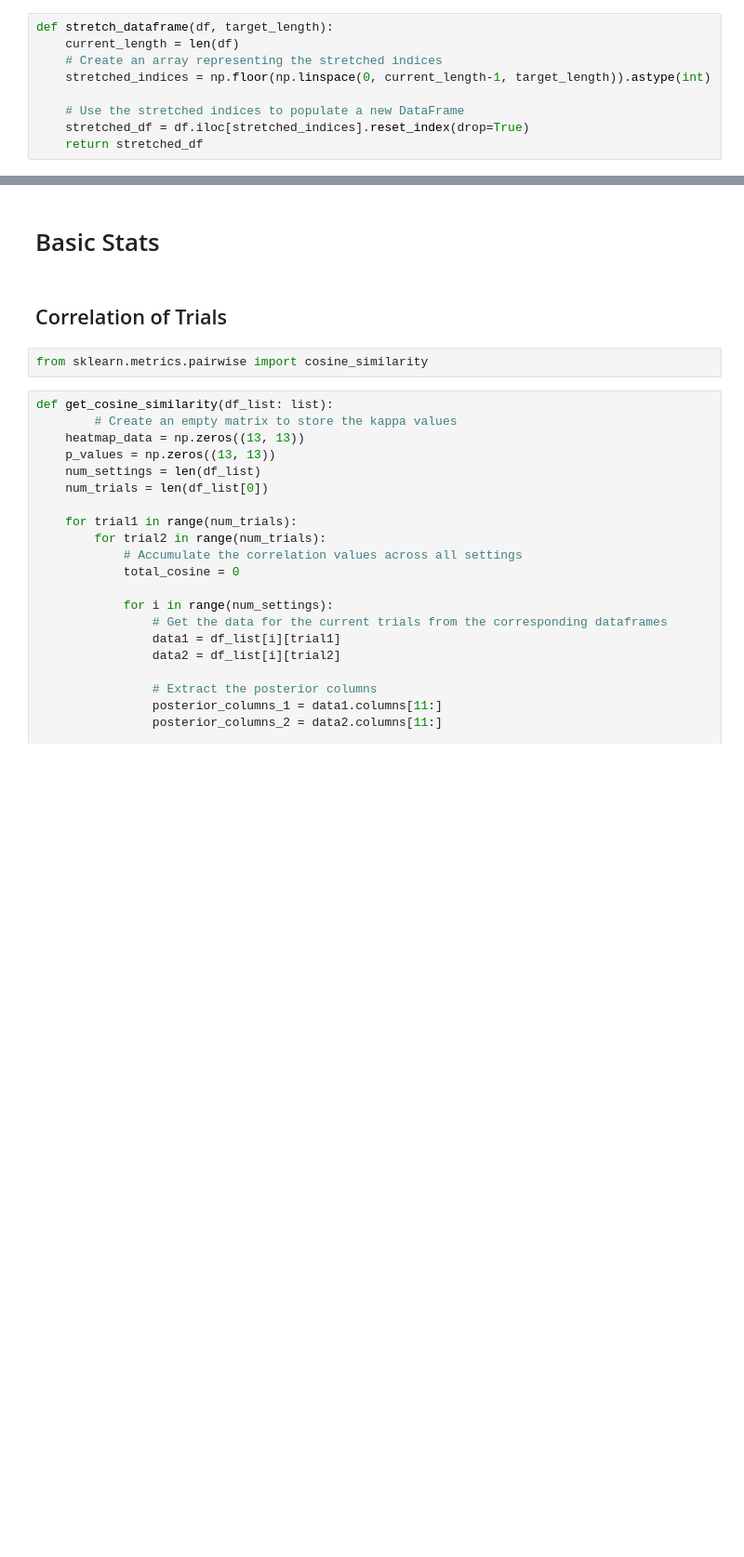
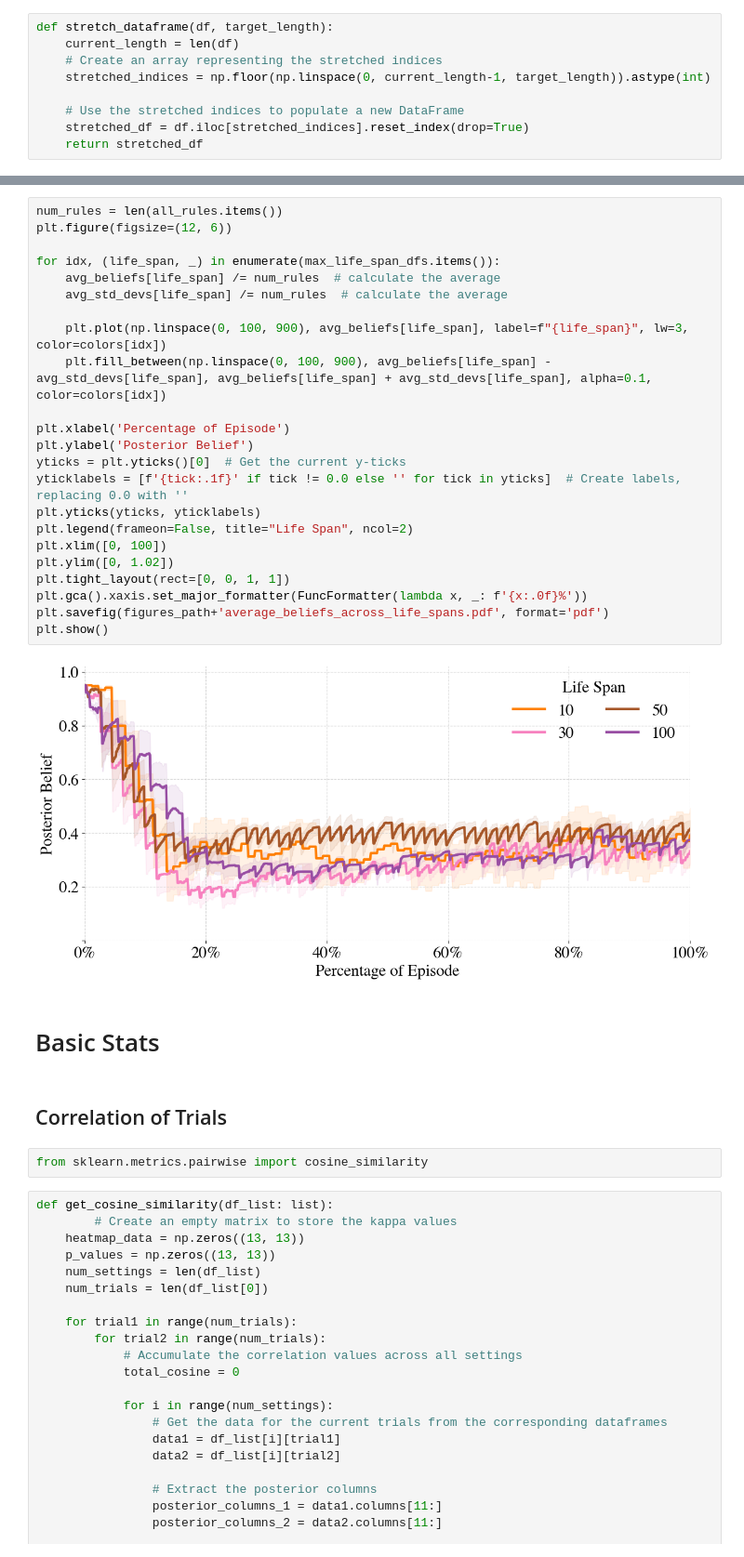
Before and after one commit to ninell-oldenburg/social-contracts, a Jupyter notebook: examples/eval_scripts/plots_intergen.ipynb, the cells around one changed output, grey strips where cells are left out. Shown at 93% size. Cells and saved outputs as stored; diff of their text form; blank space fills up the shorter version.

```diff
--- a/examples/eval_scripts/plots_intergen.ipynb
+++ b/examples/eval_scripts/plots_intergen.ipynb
@@ -174,3 +213,28 @@ for rule, rule_description in all_rules.items():
+# %%
+num_rules = len(all_rules.items())
+plt.figure(figsize=(12, 6))
+
+for idx, (life_span, _) in enumerate(max_life_span_dfs.items()):
+    avg_beliefs[life_span] /= num_rules  # calculate the average
+    avg_std_devs[life_span] /= num_rules  # calculate the average
+
+    plt.plot(np.linspace(0, 100, 900), avg_beliefs[life_span], label=f"{life_span}", lw=3, color=colors[idx])
+    plt.fill_between(np.linspace(0, 100, 900), avg_beliefs[life_span] - avg_std_devs[life_span], avg_beliefs[life_span] + avg_std_devs[life_span], alpha=0.1, color=colors[idx])
+
+plt.xlabel('Percentage of Episode')
+plt.ylabel('Posterior Belief')
+yticks = plt.yticks()[0]  # Get the current y-ticks
+yticklabels = [f'{tick:.1f}' if tick != 0.0 else '' for tick in yticks]  # Create labels, replacing 0.0 with ''
+plt.yticks(yticks, yticklabels)
+plt.legend(frameon=False, title="Life Span", ncol=2)
+plt.xlim([0, 100])
+plt.ylim([0, 1.02])
+plt.tight_layout(rect=[0, 0, 1, 1])
+plt.gca().xaxis.set_major_formatter(FuncFormatter(lambda x, _: f'{x:.0f}%'))
+plt.savefig(figures_path+'average_beliefs_across_life_spans.pdf', format='pdf')
+plt.show()
+# %% [output]
+[figure, added]
 # %% [markdown]
 # Basic Stats
 # %% [markdown]
```
Also changed, not shown: parts of 12 cells of this notebook, 7 other files.
